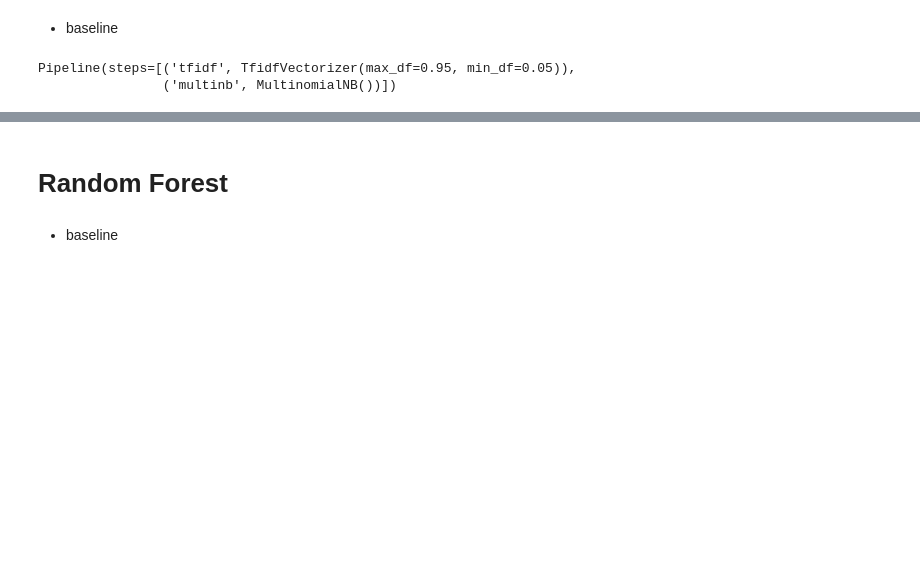
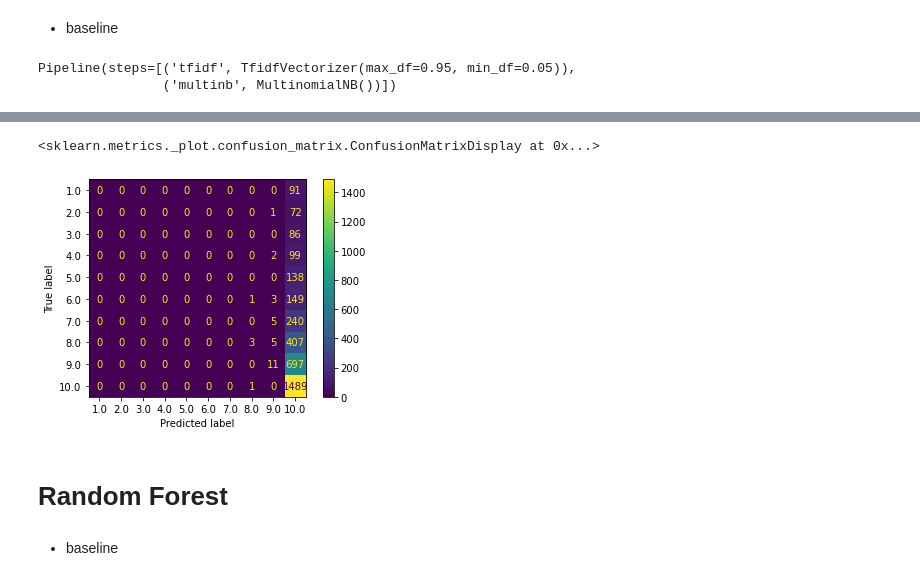
Before and after one commit to vivyhasadream/Game_Recommender_System_W_Sentimental_Analyzer, a Jupyter notebook: 3_Modelling_Metacritic_NLP_RF_NB.ipynb, the cells around one changed output, grey strips where cells are left out. Cells and saved outputs as stored; diff of their text form; code cells hidden in the pictures; blank space fills up the shorter version.

```diff
--- a/3_Modelling_Metacritic_NLP_RF_NB.ipynb
+++ b/3_Modelling_Metacritic_NLP_RF_NB.ipynb
@@ -214,3 +188,8 @@ plot_confusion_matrix(NB_pipeline, transformed_te, y_test)
+# %%
+plot_confusion_matrix(NB_pipeline, transformed_tr, y_train)
+# %% [output]
+<sklearn.metrics._plot.confusion_matrix.ConfusionMatrixDisplay at 0x...>
+[figure, added]
 # %% [markdown]
 # Random Forest
 # %% [markdown]
```
Also changed, not shown: parts of 28 cells of this notebook, 3 other files.
